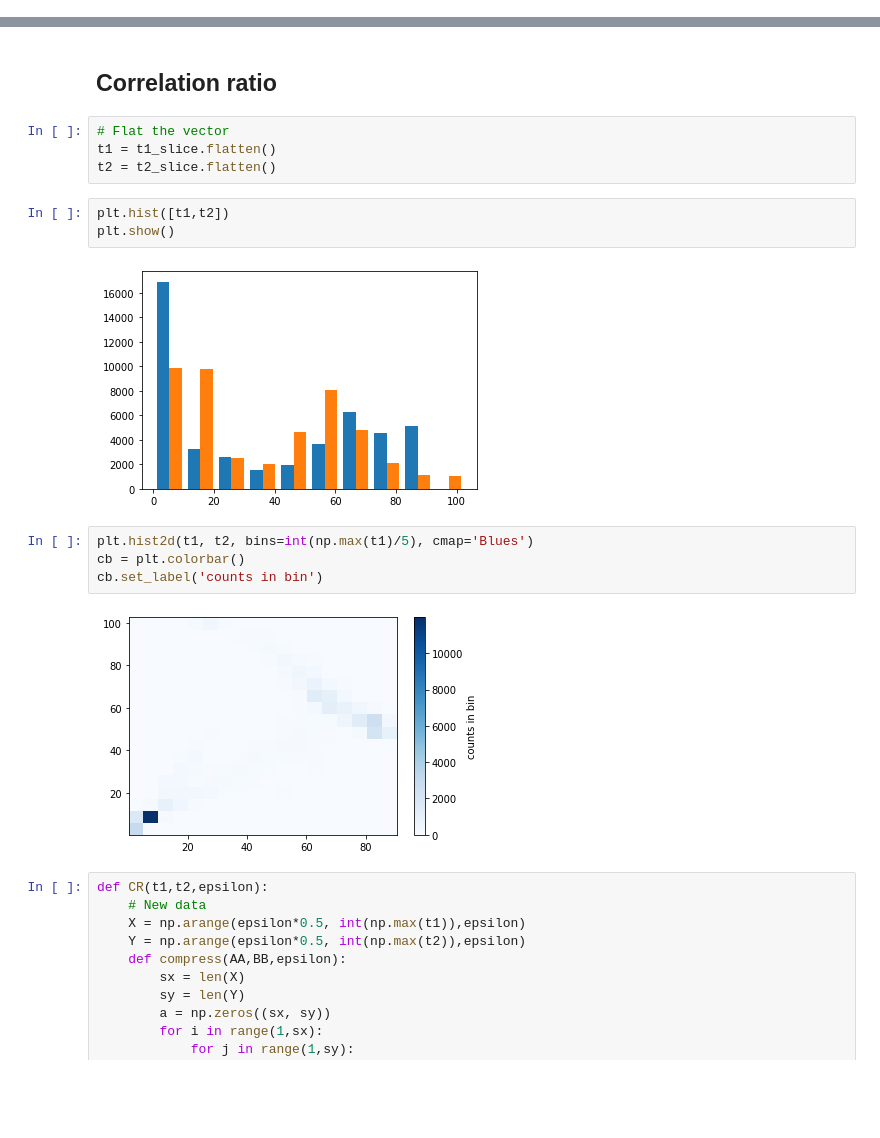
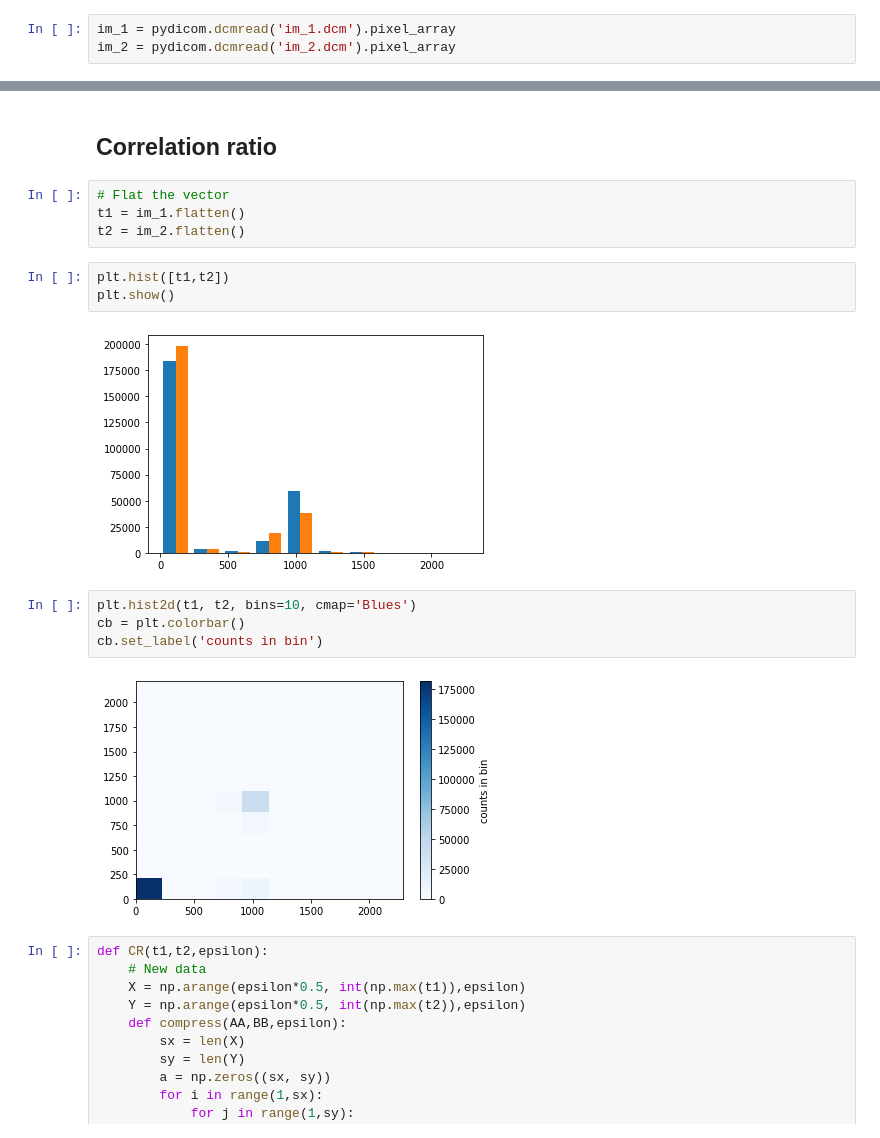
Before and after one commit to CamiVasz/Similarity, a Jupyter notebook: PR.ipynb, the cells around one changed output, grey strips where cells are left out. Drawn from its saved outputs; the diff is of its cells as text; blank space fills up the shorter version.

```diff
--- a/PR.ipynb
+++ b/PR.ipynb
@@ -13,0 +18,3 @@ import skimage
+# %%
+im_1 = pydicom.dcmread('im_1.dcm').pixel_array
+im_2 = pydicom.dcmread('im_2.dcm').pixel_array
@@ -190,19 +225,19 @@ correlation_coefficient(t1_slice, t2_slice)
 ## Correlation ratio
 # %%
 # Flat the vector
-t1 = t1_slice.flatten()
-t2 = t2_slice.flatten()
+t1 = im_1.flatten()
+t2 = im_2.flatten()
 # %%
 plt.hist([t1,t2])
 plt.show()
 # %% [output]
-[figure, old version]
+[figure, new version]
 # %%
-plt.hist2d(t1, t2, bins=int(np.max(t1)/5), cmap='Blues')
+plt.hist2d(t1, t2, bins=10, cmap='Blues')
 cb = plt.colorbar()
 cb.set_label('counts in bin')
 # %% [output]
-[figure, old version]
+[figure, new version]
 # %%
 def CR(t1,t2,epsilon):
     # New data
```
Also changed, not shown: parts of 22 cells of this notebook, 5 other files.
